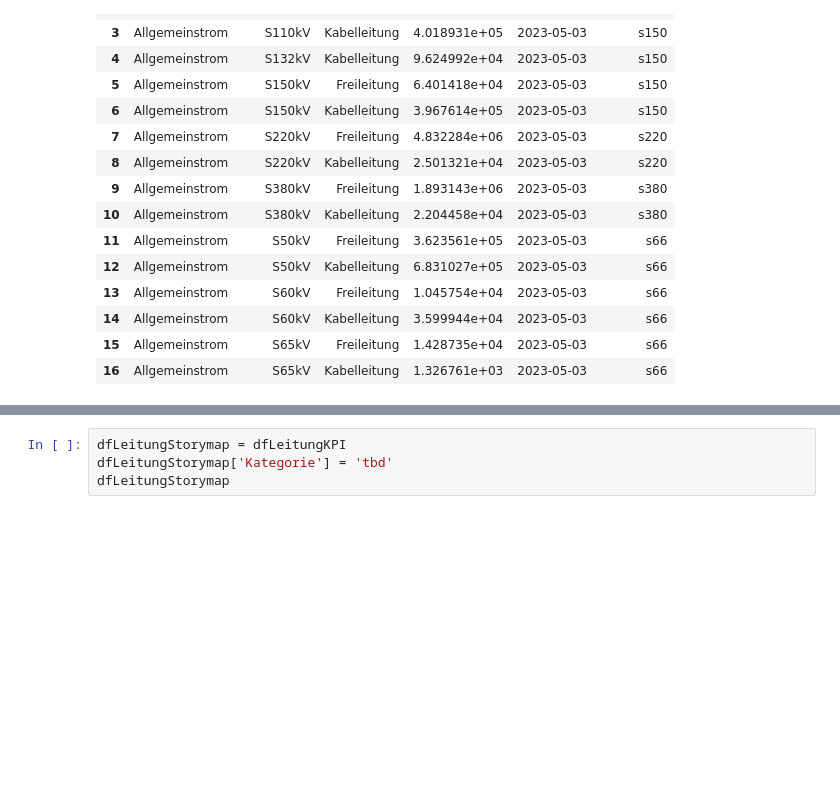
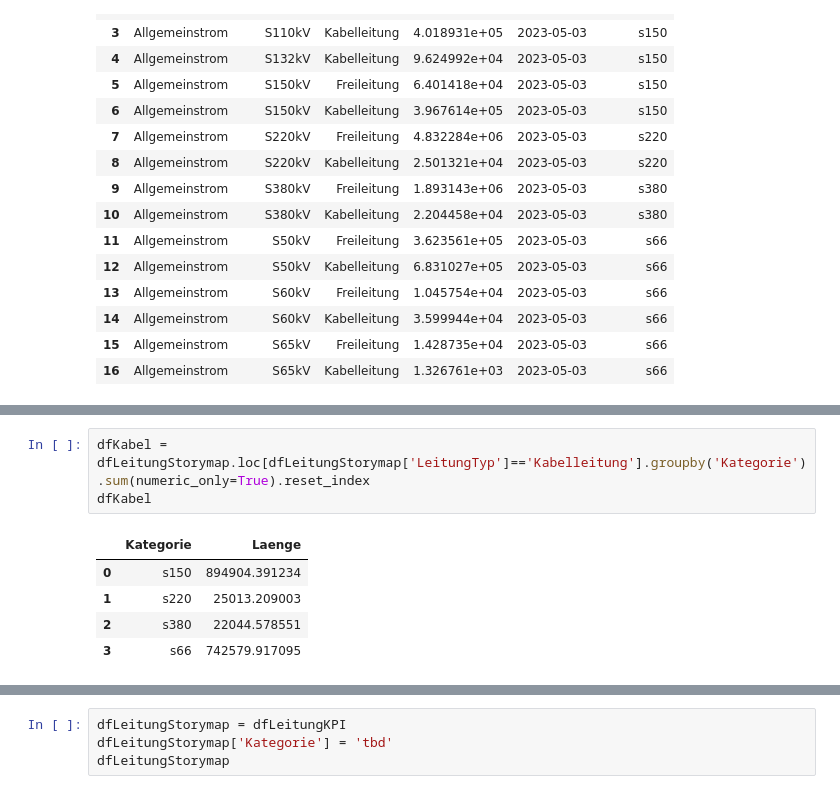
Before and after one commit to SFOE/KeyFiguresElectricalInstallations, a Jupyter notebook: KeyFiguresElectricalInstallations36kV.ipynb, the cells around one changed output, grey strips where cells are left out. Drawn from its saved outputs; the diff is of its cells as text; blank space fills up the shorter version.

```diff
--- a/KeyFiguresElectricalInstallations36kV.ipynb
+++ b/KeyFiguresElectricalInstallations36kV.ipynb
@@ -137,0 +157,9 @@ Spannungen = ['s380','s220','s150','s66','s132B','s66B']
+# %%
+dfKabel = dfLeitungStorymap.loc[dfLeitungStorymap['LeitungTyp']=='Kabelleitung'].groupby('Kategorie').sum(numeric_only=True).reset_index
+dfKabel
+# %% [output]
+|  | Kategorie | Laenge |
+| 0 | s150 | 894904.391234 |
+| 1 | s220 | 25013.209003 |
+| 2 | s380 | 22044.578551 |
+| 3 | s66 | 742579.917095 |
```
Also changed, not shown: parts of 4 cells of this notebook.
